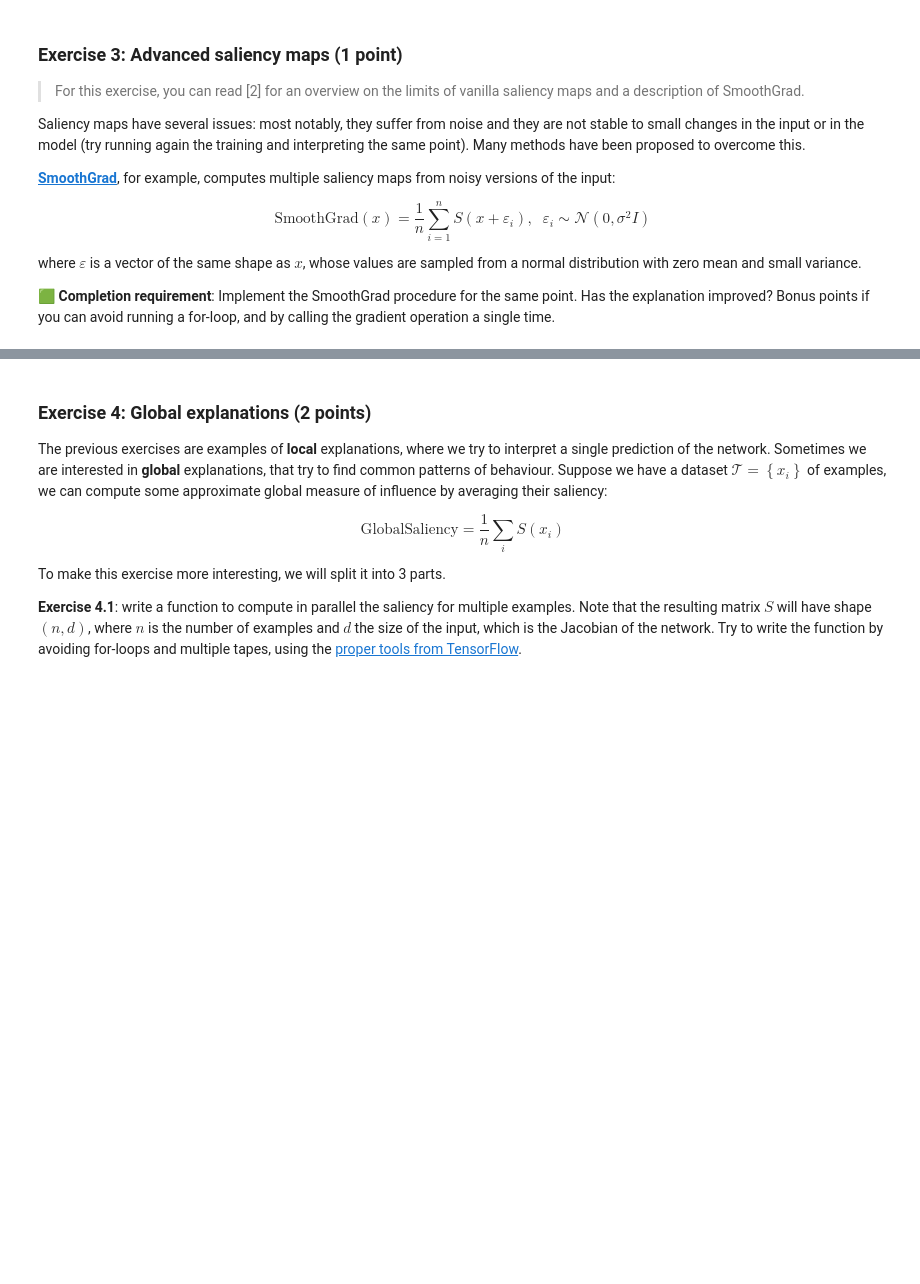
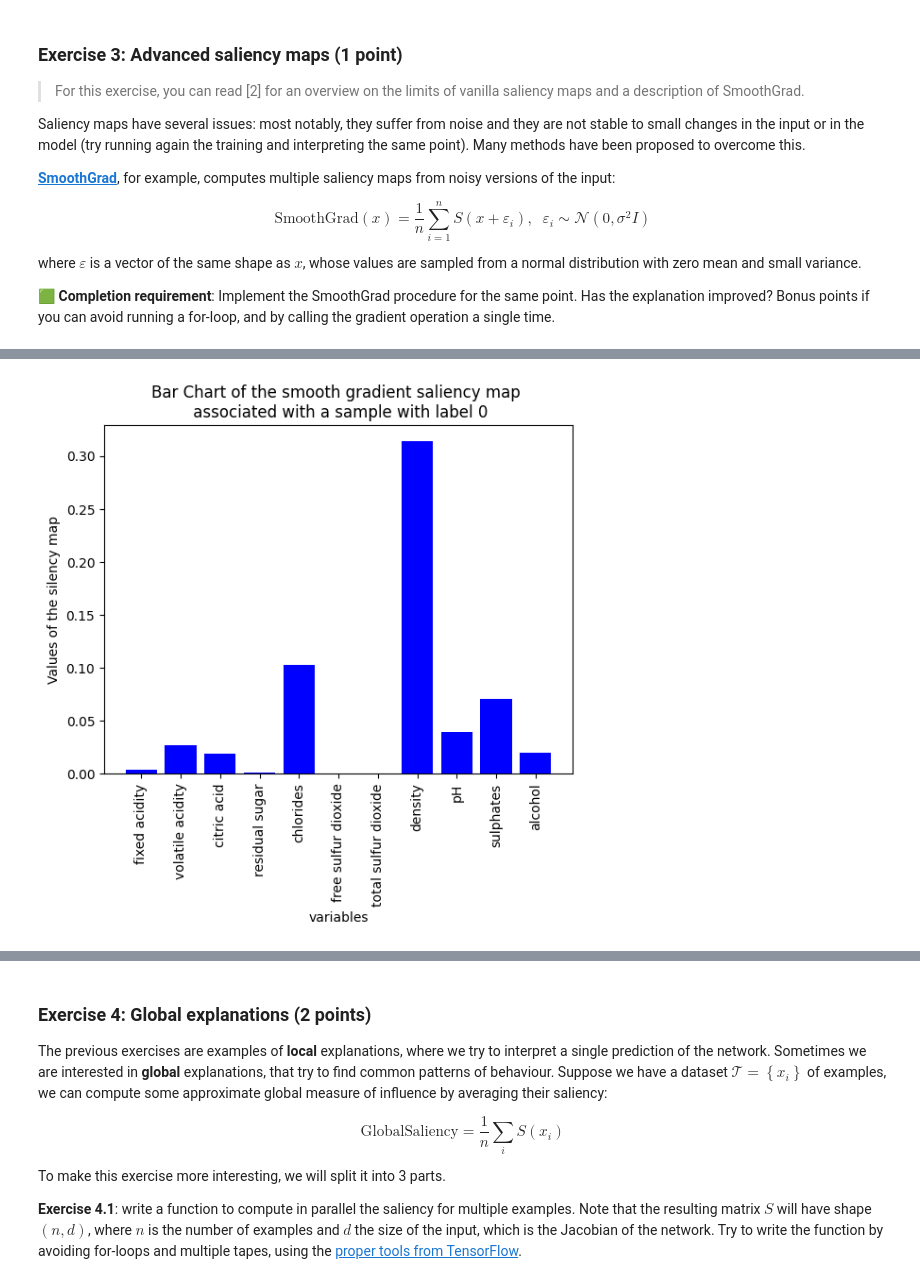
Before and after one commit to PaoloBarba/NN_Homework_1, a Jupyter notebook: NNDS_2023_Homework.ipynb, the cells around one changed output, grey strips where cells are left out. Saved outputs shown, nothing was run; the diff lists cells and outputs as text; code cells hidden in the pictures; blank space fills up the shorter version.

```diff
--- a/NNDS_2023_Homework.ipynb
+++ b/NNDS_2023_Homework.ipynb
@@ -354,0 +366,9 @@ plt.show()
+# %%
+plt.bar(X_test.columns, smooth_grad, color='blue')
+plt.xlabel('variables')
+plt.ylabel('Values of the silency map')
+plt.title('Bar Chart of the smooth gradient saliency map \n associated with a sample with label 0')
+plt.xticks(rotation=90)
+plt.show()
+# %% [output]
+[figure, added]
```
Also changed, not shown: parts of 19 cells of this notebook.
